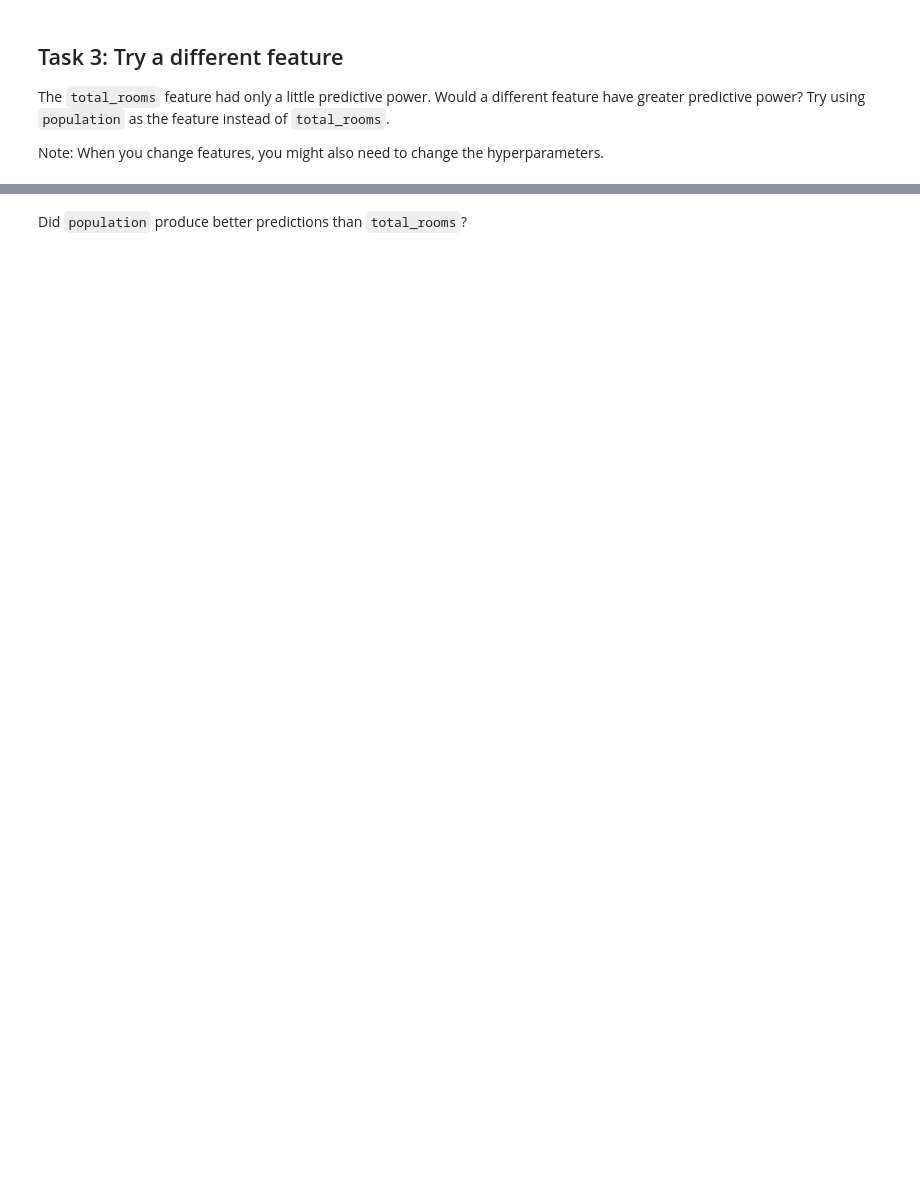
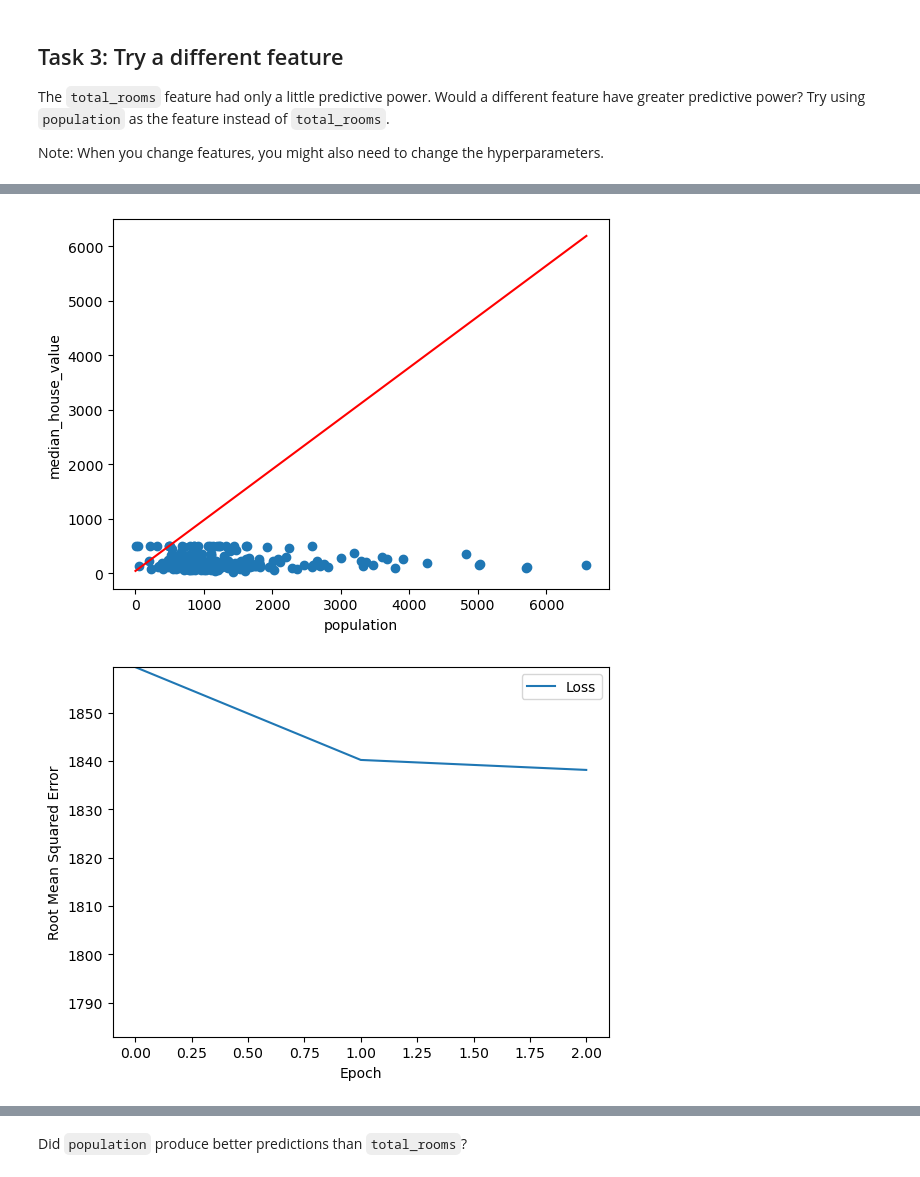
Before and after one commit to de-fernandez/CPE-313-CPE32S3, a Jupyter notebook: HOA_1_Using_Tensorflow_with_a_Real_Dataset_(with_solutions).ipynb, the cells around one changed output, grey strips where cells are left out. Cells and saved outputs as stored; diff of their text form; code cells hidden in the pictures; blank space fills up the shorter version.

```diff
--- a/HOA_1_Using_Tensorflow_with_a_Real_Dataset_(with_solutions).ipynb
+++ b/HOA_1_Using_Tensorflow_with_a_Real_Dataset_(with_solutions).ipynb
@@ -141,7 +189,7 @@ def build_model(my_learning_rate):
 
   # Compile the model topography into code that TensorFlow can efficiently
   # execute. Configure training to minimize the model's mean squared error.
-  model.compile(optimizer=tf.keras.optimizers.experimental.RMSprop(learning_rate=my_learning_rate),
+  model.compile(optimizer=tf.keras.optimizers.RMSprop(learning_rate=my_learning_rate),
                 loss="mean_squared_error",
                 metrics=[tf.keras.metrics.RootMeanSquaredError()])
 
@@ -298,7 +379,7 @@ The `total_rooms` feature had only a little predictive power. Would a different
 
 Note: When you change features, you might also need to change the hyperparameters.
 # %%
-my_feature = "?"   # Replace the ? with population or possibly
+my_feature = "population"   # Replace the ? with population or possibly
                    # a different column name.
 
 # Experiment with the hyperparameters.
@@ -315,3 +396,4 @@ plot_the_model(weight, bias, my_feature, my_label)
 plot_the_loss_curve(epochs, rmse)
 
 predict_house_values(15, my_feature, my_label)
+# %% [output]
@@ -317,0 +406,2 @@ predict_house_values(15, my_feature, my_label)
+[figure, added]
+[figure, added]
```
Also changed, not shown: parts of 22 cells of this notebook.
